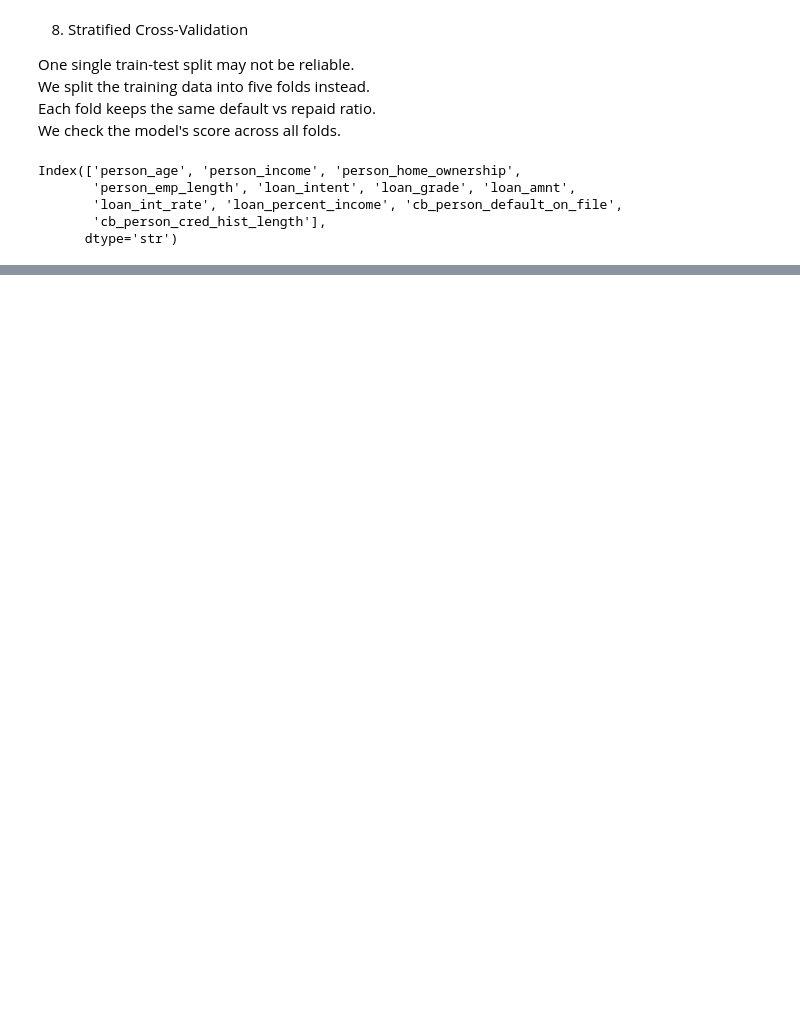
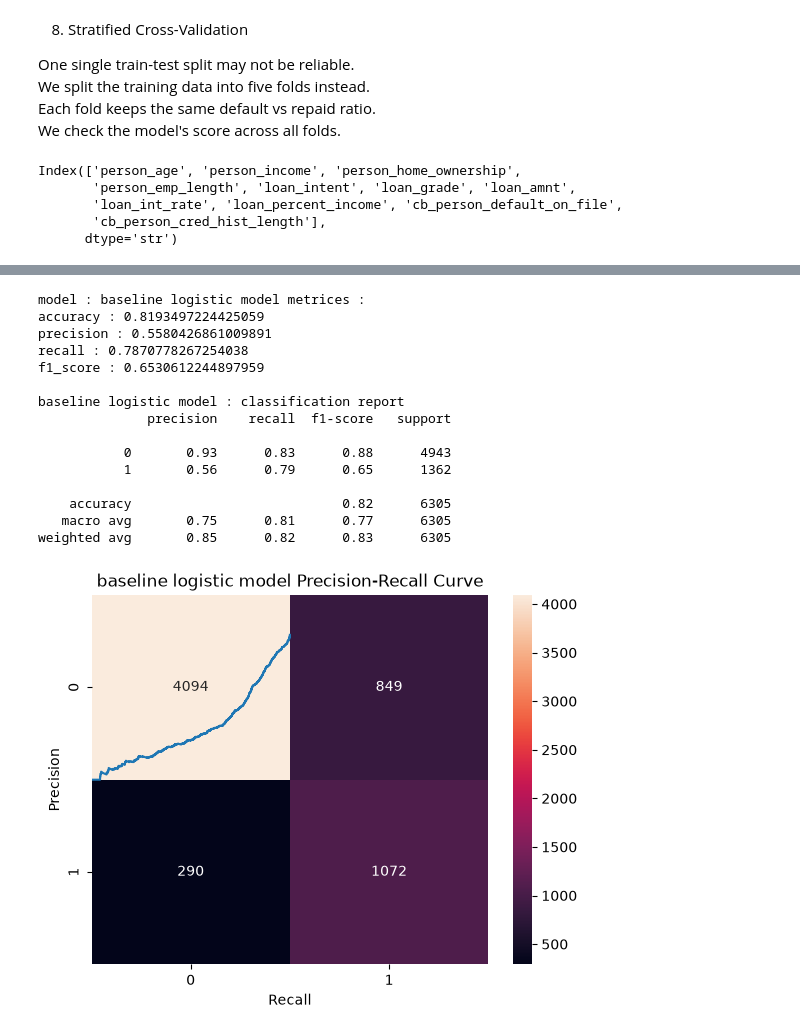
Before and after one commit to ShamsherCoder09/Credit-Risk-Project, a Jupyter notebook: credit-risk.ipynb, the cells around one changed output, grey strips where cells are left out. Drawn from its saved outputs; the diff is of its cells as text; code cells hidden in the pictures; blank space fills up the shorter version.

```diff
--- a/credit-risk.ipynb
+++ b/credit-risk.ipynb
@@ -392,0 +435,8 @@ X_train
+# %%
+from sklearn.pipeline import Pipeline
+baseline_model = Pipeline([
+    ('preprocessor', preprocessor_lr),
+    ('classification',LogisticRegression(class_weight='balanced'))
+])
+
+baseline_model.fit(X_train, y_train)
@@ -392,0 +461,20 @@ X_train
+# %%
+# evaluate model
+evaluate_model('baseline logistic model', baseline_model, X_test, y_test)
+# %% [output]
+model : baseline logistic model metrices :
+accuracy : 0.8193497224425059
+precision : 0.5580426861009891
+recall : 0.7870778267254038
+f1_score : 0.6530612244897959
+
+baseline logistic model : classification report
+              precision    recall  f1-score   support
+
+           0       0.93      0.83      0.88      4943
+           1       0.56      0.79      0.65      1362
+
+    accuracy                           0.82      6305
+   macro avg       0.75      0.81      0.77      6305
+weighted avg       0.85      0.82      0.83      6305
+[figure, added]
```
Also changed, not shown: parts of 17 cells of this notebook.
